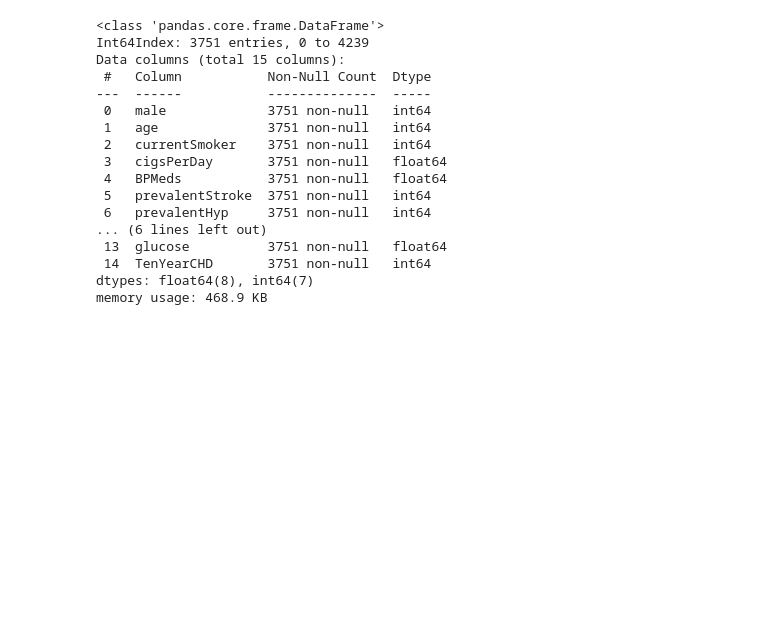
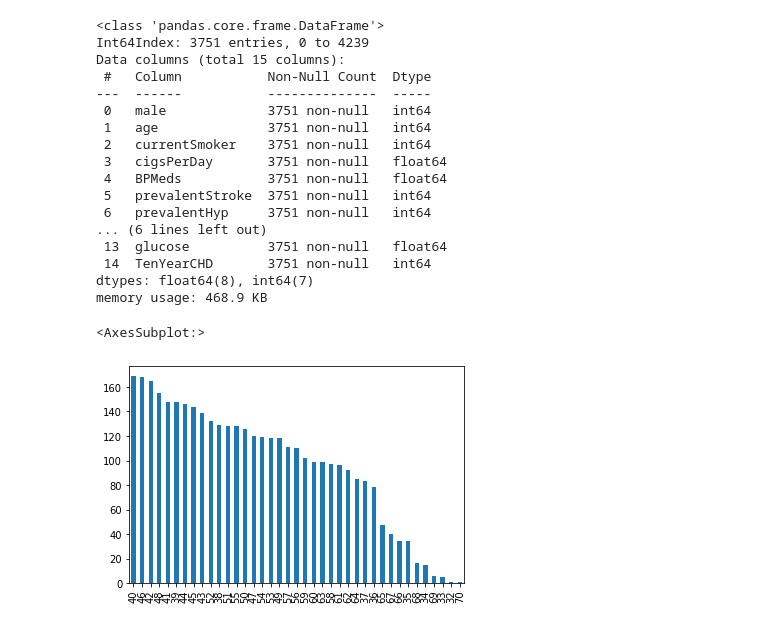
Before and after one commit to dine18/Dissertation-Project, a Jupyter notebook: HDP/HDPML.ipynb, the cells around one changed output. Drawn from its saved outputs; the diff is of its cells as text; code cells hidden in the pictures; blank space fills up the shorter version.

```diff
--- a/HDP/HDPML.ipynb
+++ b/HDP/HDPML.ipynb
@@ -160,3 +160,8 @@ Data columns (total 15 columns):
  14  TenYearCHD       3751 non-null   int64
 dtypes: float64(8), int64(7)
 memory usage: 468.9 KB
+# %%
+df_fhs['age'].value_counts().plot(kind='bar')
+# %% [output]
+<AxesSubplot:>
+[figure, added]
```
Also changed, not shown: parts of 9 cells of this notebook.
